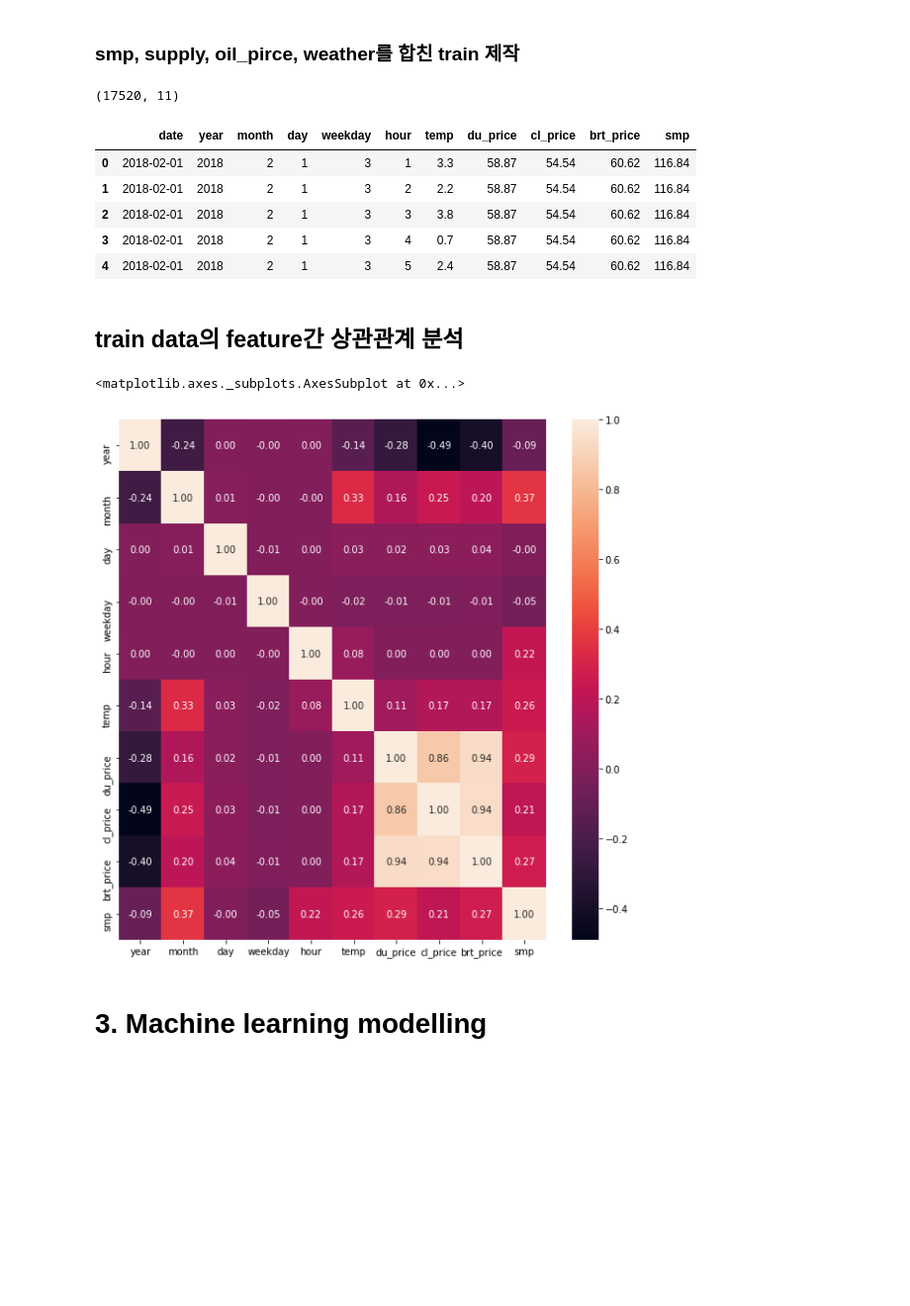
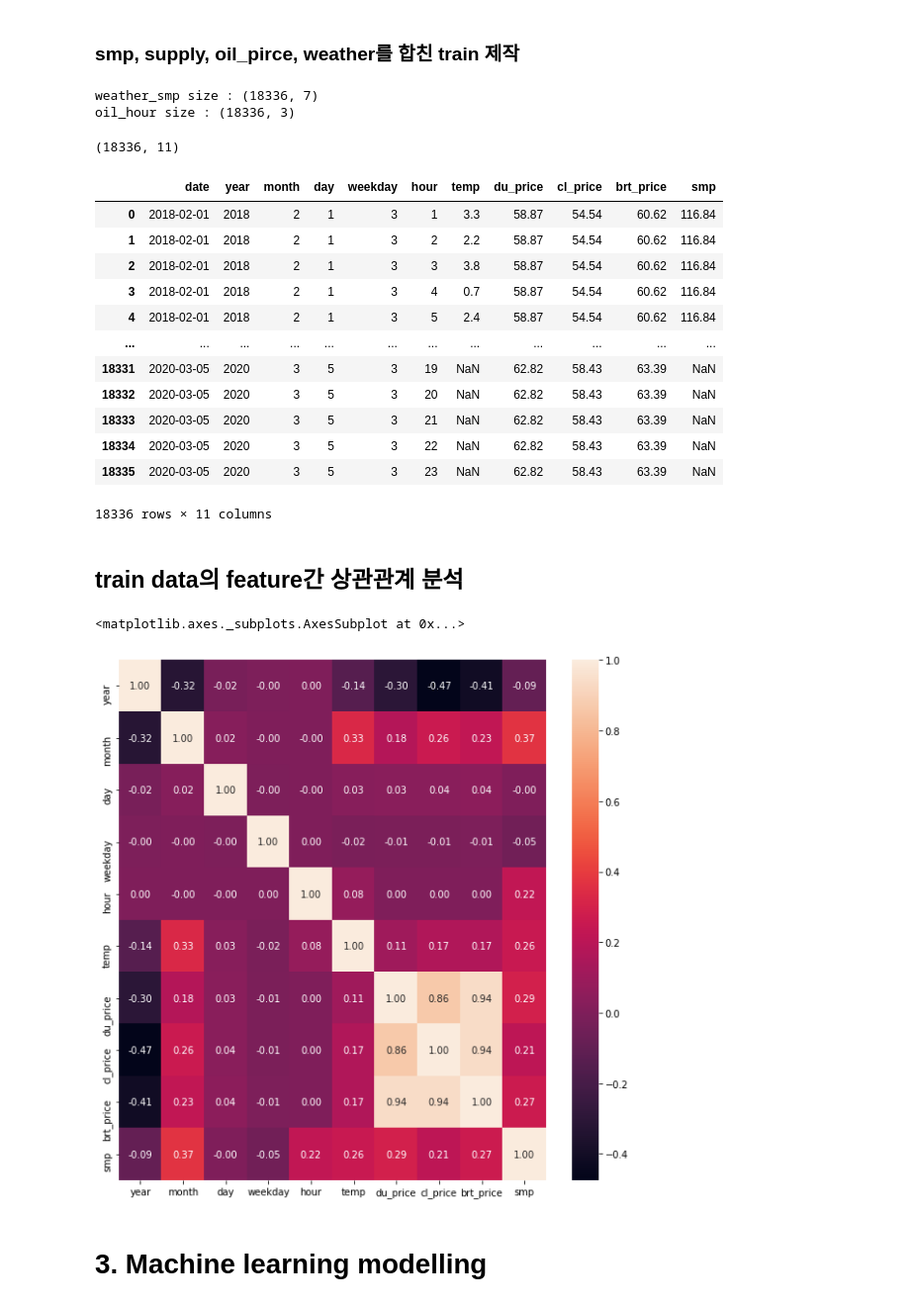
Before and after one commit to Kiminjo/electricity_usage_forecast, a Jupyter notebook: Dacon_main.ipynb, the cells around one changed output. Shown at 99% size. Saved outputs shown, nothing was run; the diff lists cells and outputs as text; code cells hidden in the pictures; blank space fills up the shorter version.

```diff
--- a/Dacon_main.ipynb
+++ b/Dacon_main.ipynb
@@ -112,0 +108,28 @@ weather_smp.head()
+# %%
+#학습을 위해 2020년 3월 5일까지의 날짜 데이터가 필요함
+#2020년 1월 31일까지는 이미 있으므로 2월 1일부터 3월 5일까지를 추가해줌
+start_date = date(2020, 2, 1)
+end_date = date(2020, 3, 5)
+
+period = pd.date_range(start = start_date, end = end_date)
+period = pd.DataFrame({'date' : period})
+period = pd.concat([period]*24)
+period.sort_values(by = ['date'], inplace = True)
+period.reset_index(drop=True, inplace=True)
+period = date_time_split_1(period)
+
+hour_time = []
+for hour in range(0,24) :
+    hour_time.append(hour)
+hour_time = hour_time * int(period.shape[0]/24)
+period['hour'] = hour_time
+
+temp = [np.nan] * int(period.shape[0])
+period['temp'] = temp
+
+period = period[['temp', 'year', 'month', 'day', 'weekday', 'hour']]
+# %%
+#2월1일부터 3월5일까지 추가 생성된 데이터와 기존 weather_smp데이터를 합쳐 최종 weather_smp data 생성
+weather_smp = pd.concat([weather_smp, period])
+weather_smp.reset_index(drop=True, inplace=True)
+weather_smp.shape
@@ -128,13 +153,9 @@ oil_price_brt.columns = ['date', 'brt_price']
 # %%
 # target data의 날짜에 맞춰 sampling
 # oil의 가격은 3개월 이후의 smp에 영향을 미치므로 2017-11-02 이후의 데이터만을 sampling
-oil_price_du = oil_price_du[oil_price_du['date'] >= '2017-11-02']
-oil_price_cl = oil_price_cl[oil_price_cl['date'] >= '2017-11-02']
-oil_price_brt = oil_price_brt[oil_price_brt['date'] >= '2017-11-02']
-
-oil_price_du = oil_price_du[oil_price_du['date'] <= '2019-11-02']
-oil_price_cl = oil_price_cl[oil_price_cl['date'] <= '2019-11-02']
-oil_price_brt = oil_price_brt[oil_price_brt['date'] <= '2019-11-02']
+oil_price_du = oil_price_du[(oil_price_du['date'] >= '2017-11-02') & (oil_price_du['date'] <= '2019-12-06')]
+oil_price_cl = oil_price_cl[(oil_price_cl['date'] >= '2017-11-02') & (oil_price_cl['date'] <= '2019-12-06')]
+oil_price_brt = oil_price_brt[(oil_price_brt['date'] >= '2017-11-02') & (oil_price_brt['date'] <= '2019-12-06')]
 
 #날짜 순서대로 data를 sorting
 oil_price_du.sort_values(by = ['date'], inplace = True)
@@ -197,8 +218,14 @@ oil_hour.shape
 # %% [markdown]
 ### smp, supply, oil_pirce, weather를 합친 train 제작
+# %%
+print('weather_smp size : {}'.format(weather_smp.shape))
+print('oil_hour size : {}'.format(oil_hour.shape))
+# %% [output]
+weather_smp size : (18336, 7)
+oil_hour size : (18336, 3)
 # %%
 #weather_smp와 oil_hour를 결합하여 최종 train데이터 생성
-train = pd.concat([weather_smp, oil_hour], axis = 1, join = 'outer')
+train = pd.concat([weather_smp, oil_hour], axis = 1, join = 'inner')
 # %%
 #'year', 'month' 와 같은 날짜 정보를 담은 column들을 조합하여 하나의 date column 생성
 time = train['year'].astype(str) + '-' + train['month'].astype(str) + '-' + train['day'].astype(str)
@@ -209,16 +236,23 @@ train = train[['date', 'year', 'month', 'day', 'weekday', 'hour', 'temp', 'du_pr
 # %%
 train.shape
 # %% [output]
-(17520, 11)
+(18336, 11)
 # %%
-train.head()
+train
 # %% [output]
 |  | date | year | month | day | weekday | hour | temp | du_price | cl_price | brt_price | smp |
 | 0 | 2018-02-01 | 2018 | 2 | 1 | 3 | 1 | 3.3 | 58.87 | 54.54 | 60.62 | 116.84 |
 | 1 | 2018-02-01 | 2018 | 2 | 1 | 3 | 2 | 2.2 | 58.87 | 54.54 | 60.62 | 116.84 |
 | 2 | 2018-02-01 | 2018 | 2 | 1 | 3 | 3 | 3.8 | 58.87 | 54.54 | 60.62 | 116.84 |
 | 3 | 2018-02-01 | 2018 | 2 | 1 | 3 | 4 | 0.7 | 58.87 | 54.54 | 60.62 | 116.84 |
 | 4 | 2018-02-01 | 2018 | 2 | 1 | 3 | 5 | 2.4 | 58.87 | 54.54 | 60.62 | 116.84 |
+| ... | ... | ... | ... | ... | ... | ... | ... | ... | ... | ... | ... |
+| 18331 | 2020-03-05 | 2020 | 3 | 5 | 3 | 19 | NaN | 62.82 | 58.43 | 63.39 | NaN |
+| 18332 | 2020-03-05 | 2020 | 3 | 5 | 3 | 20 | NaN | 62.82 | 58.43 | 63.39 | NaN |
+| 18333 | 2020-03-05 | 2020 | 3 | 5 | 3 | 21 | NaN | 62.82 | 58.43 | 63.39 | NaN |
+| 18334 | 2020-03-05 | 2020 | 3 | 5 | 3 | 22 | NaN | 62.82 | 58.43 | 63.39 | NaN |
+| 18335 | 2020-03-05 | 2020 | 3 | 5 | 3 | 23 | NaN | 62.82 | 58.43 | 63.39 | NaN |
+18336 rows × 11 columns
 # %% [markdown]
 ## train data의 feature간 상관관계 분석
 # %%
@@ -227,7 +261,7 @@ fig, ax = plt.subplots(figsize = (10, 10))
 sns.heatmap(train.corr(), annot = True, ax = ax, fmt = '.2f')
 # %% [output]
 <matplotlib.axes._subplots.AxesSubplot at 0x...>
-[figure, old version]
+[figure, new version]
 # %% [markdown]
 # 3. Machine learning modelling
 # %% [markdown]
```
Also changed, not shown: parts of 11 cells of this notebook, 9 other files.
